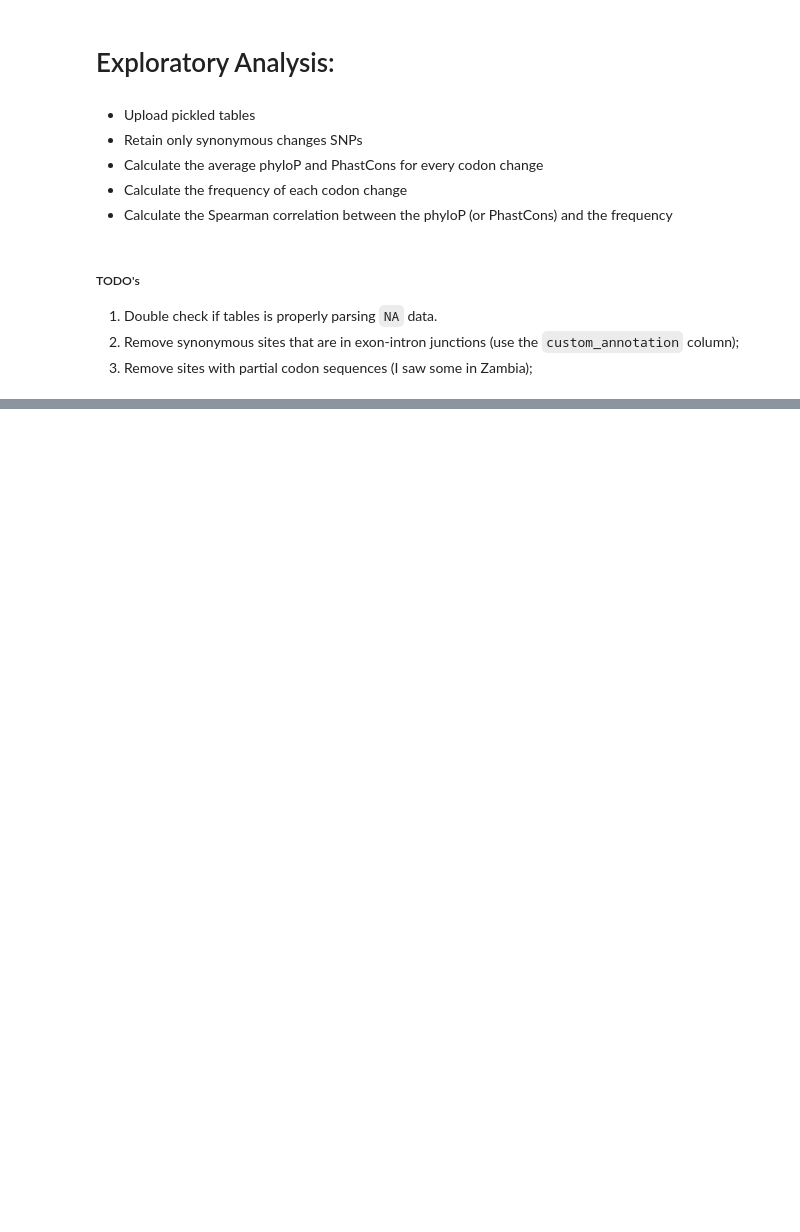
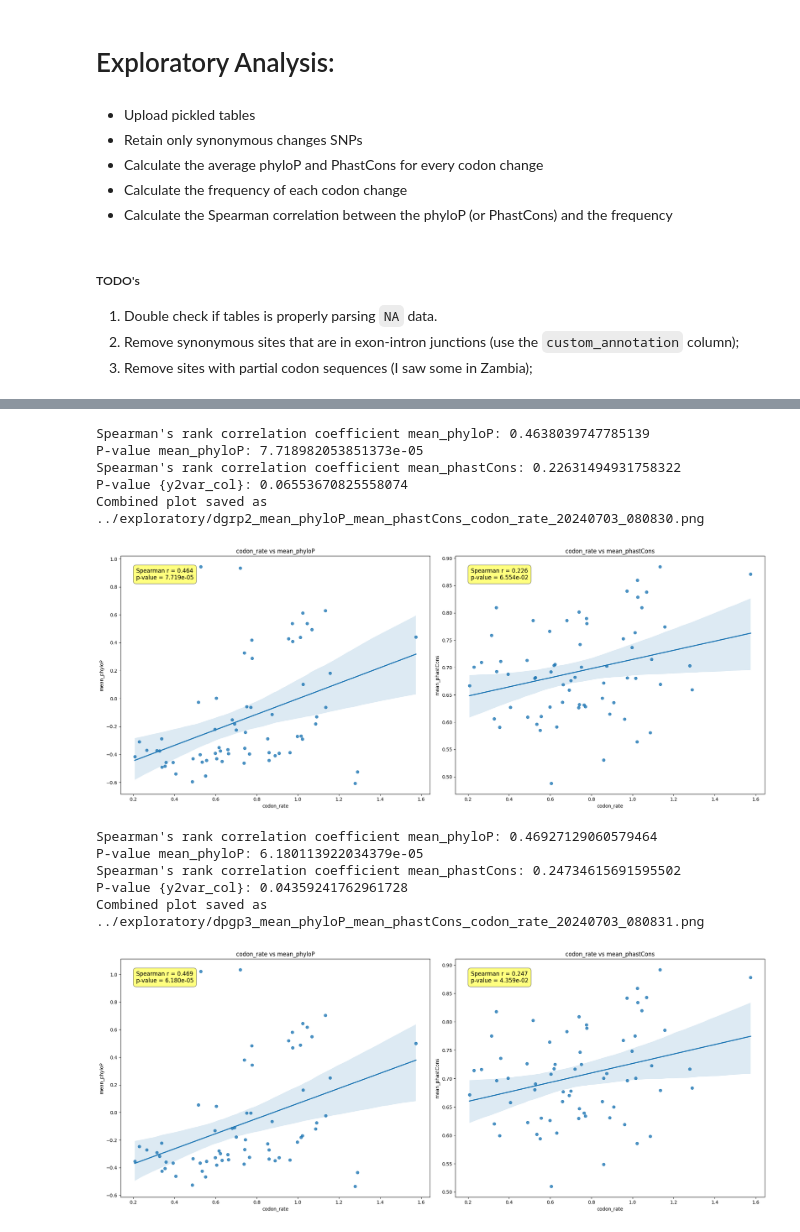
Before and after one commit to vitorpavinato/PRF_Ratios_syn, a Jupyter notebook: PRF_Ratios_syn/02_Exploratory_Analyses_Drosophila.ipynb, the cells around one changed output, grey strips where cells are left out. Saved outputs shown, nothing was run; the diff lists cells and outputs as text; code cells hidden in the pictures; blank space fills up the shorter version.

```diff
--- a/PRF_Ratios_syn/02_Exploratory_Analyses_Drosophila.ipynb
+++ b/PRF_Ratios_syn/02_Exploratory_Analyses_Drosophila.ipynb
@@ -111,0 +245,23 @@ def score_histogram(data: DataFrame, score: str) -> None:
+# %%
+# Combine the dictionaries and convert to DataFrame
+dgrp2_synrev_medians_df = combine_dicts(dgrp2_stats_dict, synrev_medians_dict)
+
+dpgp3_synrev_medians_df = combine_dicts(dpgp3_stats_dict, synrev_medians_dict)
+# %%
+# Make correlation plots
+dgrp2_correlation_synrev_results = plot_xvar_vs_yvars(dgrp2_synrev_medians_df, xvar_col='codon_rate', y1var_col='mean_phyloP', y2var_col='mean_phastCons', name='dgrp2')
+
+dpgp3_correlation_synrev_results = plot_xvar_vs_yvars(dpgp3_synrev_medians_df, xvar_col='codon_rate', y1var_col='mean_phyloP', y2var_col='mean_phastCons', name='dpgp3')
+# %% [output]
+Spearman's rank correlation coefficient mean_phyloP: 0.4638039747785139
+P-value mean_phyloP: 7.718982053851373e-05
+Spearman's rank correlation coefficient mean_phastCons: 0.22631494931758322
+P-value {y2var_col}: 0.06553670825558074
+Combined plot saved as ../exploratory/dgrp2_mean_phyloP_mean_phastCons_codon_rate_20240703_080830.png
+[figure, added]
+Spearman's rank correlation coefficient mean_phyloP: 0.46927129060579464
+P-value mean_phyloP: 6.180113922034379e-05
+Spearman's rank correlation coefficient mean_phastCons: 0.24734615691595502
+P-value {y2var_col}: 0.04359241762961728
+Combined plot saved as ../exploratory/dpgp3_mean_phyloP_mean_phastCons_codon_rate_20240703_080831.png
+[figure, added]
```
Also changed, not shown: parts of 21 cells of this notebook, 2 other files.
